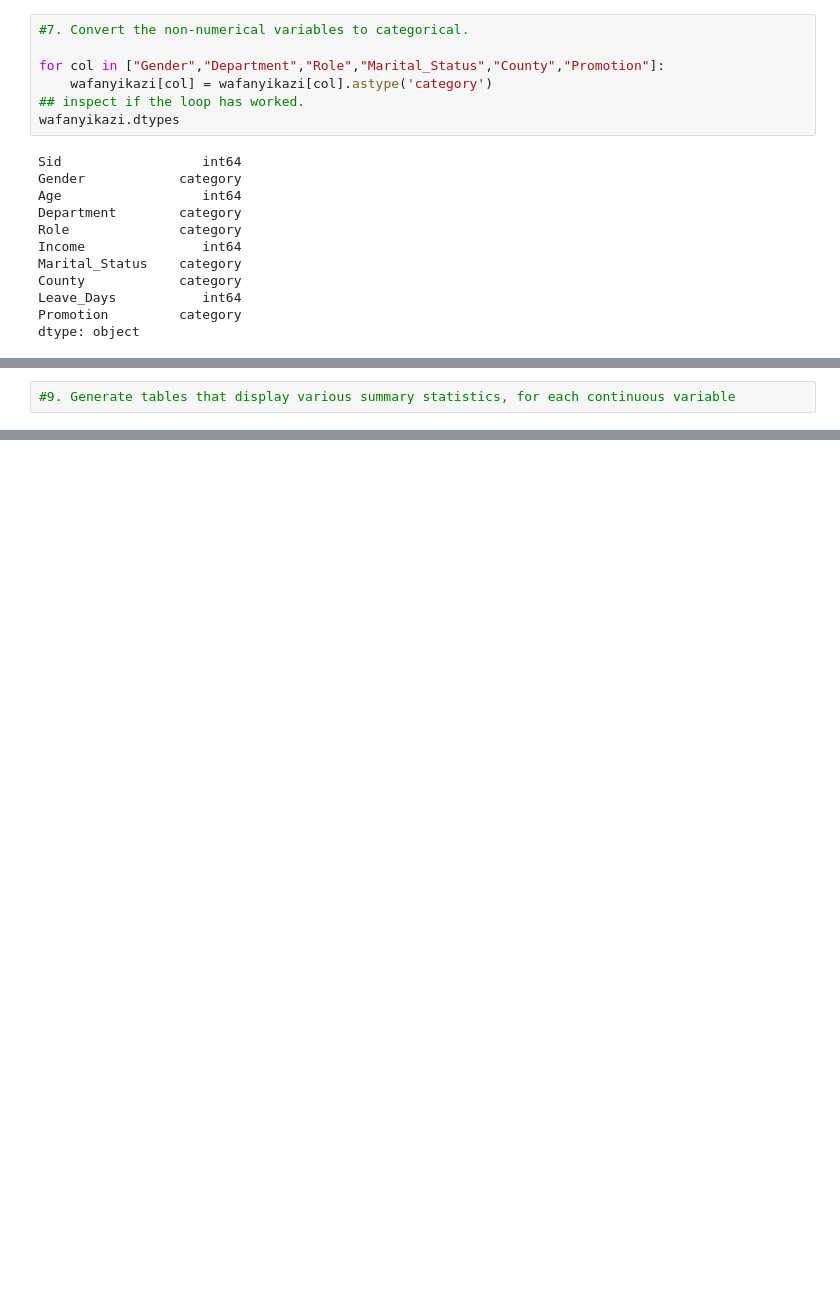
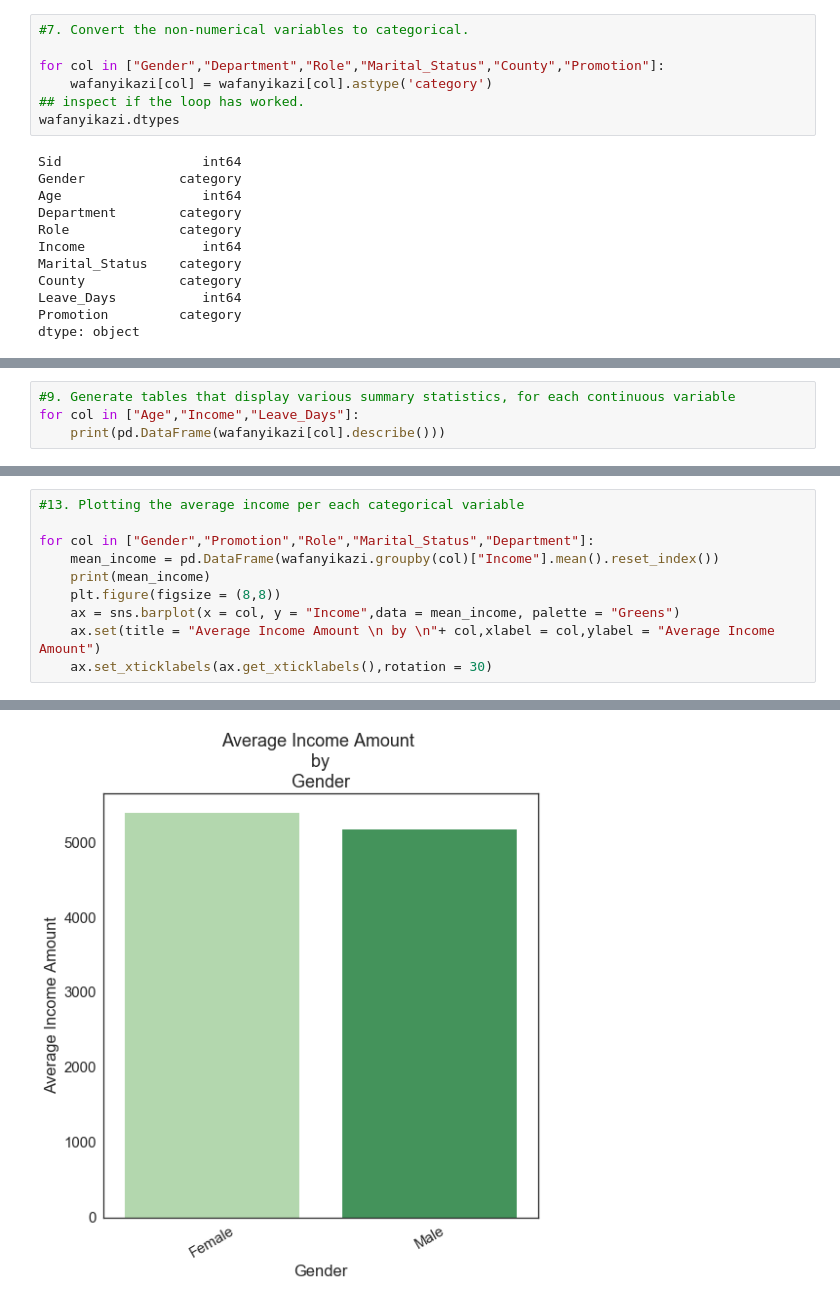
Before and after one commit to Shelmith-Kariuki/python, a Jupyter notebook: 9. Wafanyikazi Employees Analysis.ipynb, the cells around one changed output, grey strips where cells are left out. Saved outputs shown, nothing was run; the diff lists cells and outputs as text; blank space fills up the shorter version.

```diff
--- a/9. Wafanyikazi Employees Analysis.ipynb
+++ b/9. Wafanyikazi Employees Analysis.ipynb
@@ -96,2 +120,4 @@ dtype: object
 # %%
 #9. Generate tables that display various summary statistics, for each continuous variable
+for col in ["Age","Income","Leave_Days"]:
+    print(pd.DataFrame(wafanyikazi[col].describe()))
@@ -97,0 +214,11 @@ dtype: object
+# %%
+#13. Plotting the average income per each categorical variable
+
+for col in ["Gender","Promotion","Role","Marital_Status","Department"]:
+    mean_income = pd.DataFrame(wafanyikazi.groupby(col)["Income"].mean().reset_index())
+    print(mean_income)
+    plt.figure(figsize = (8,8))
+    ax = sns.barplot(x = col, y = "Income",data = mean_income, palette = "Greens")
+    ax.set(title = "Average Income Amount \n by \n"+ col,xlabel = col,ylabel = "Average Income Amount")
+    ax.set_xticklabels(ax.get_xticklabels(),rotation = 30)
+# %% [output]
@@ -97,0 +245 @@ dtype: object
+[figure, added]
```
Also changed, not shown: parts of 9 cells of this notebook.
